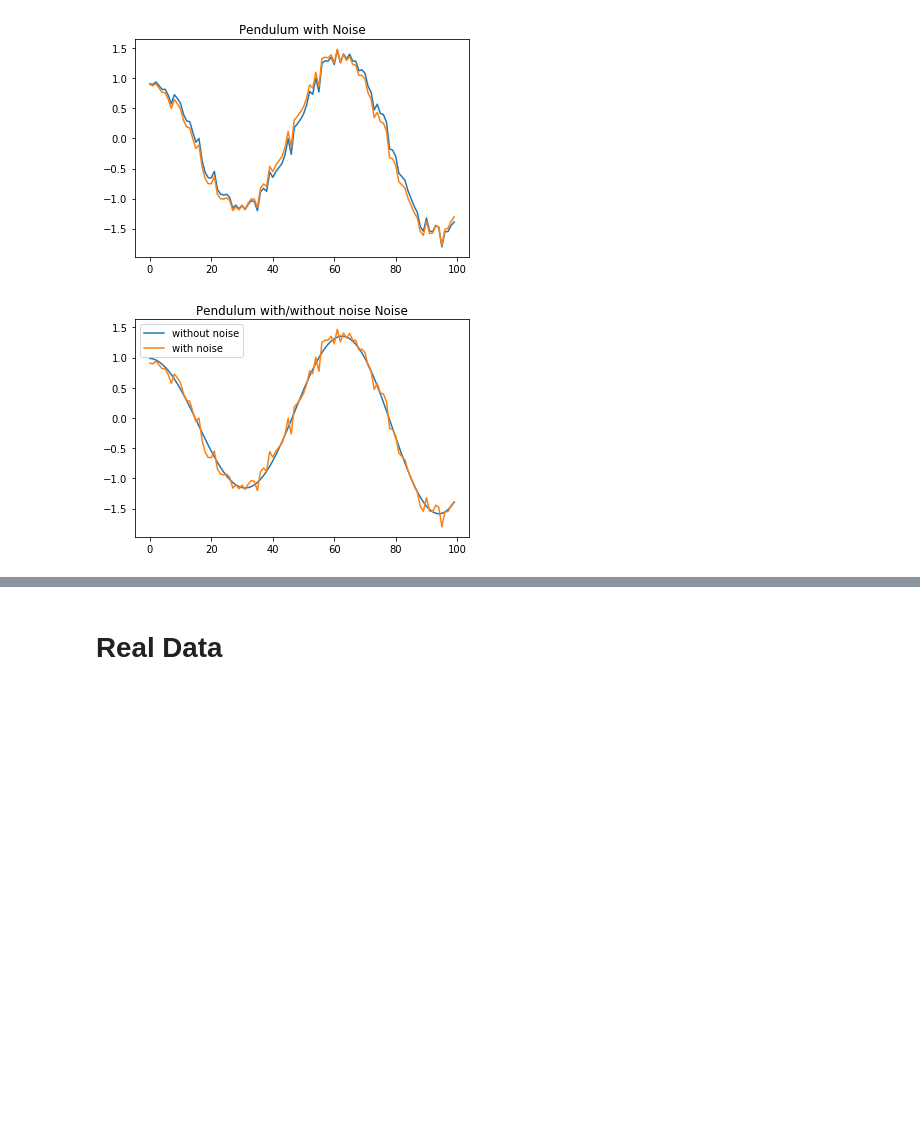
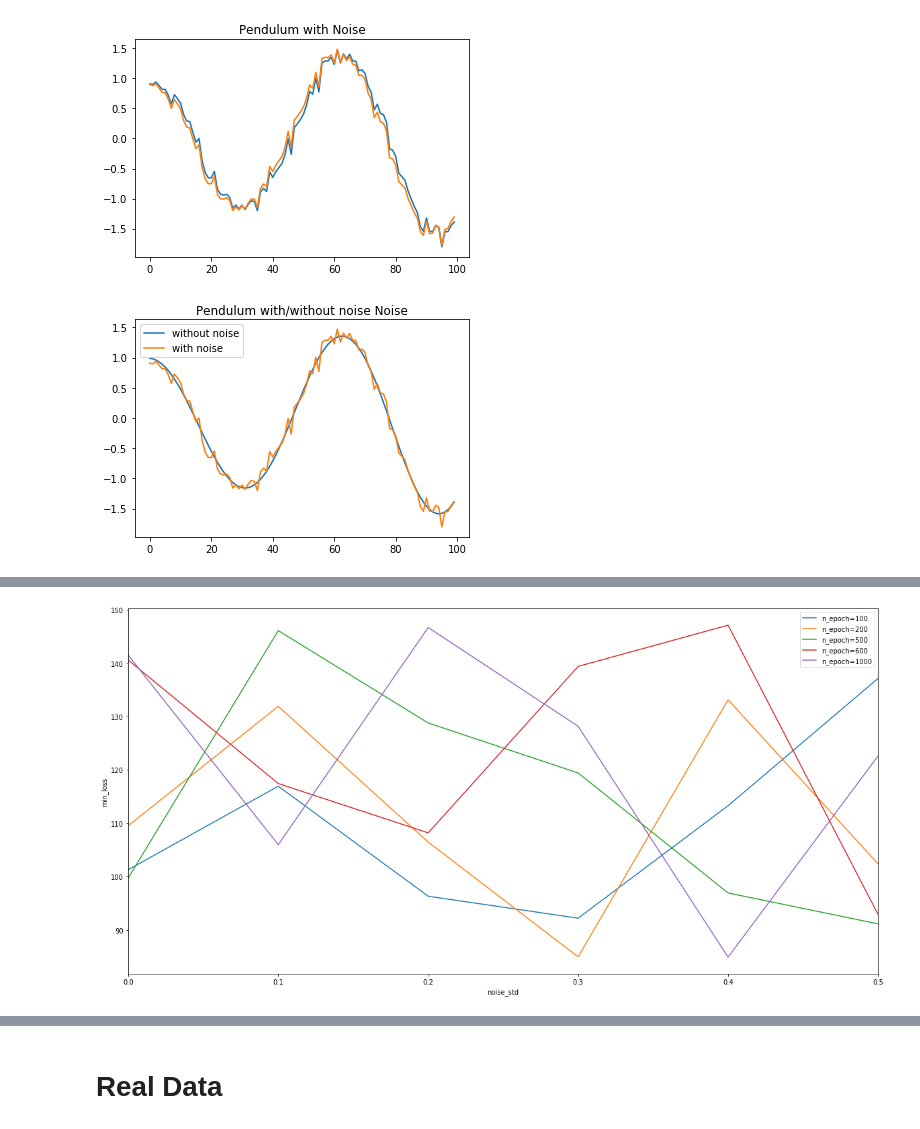
Before and after one commit to KennethThNg/Semester-project-dynamical-system-learning, a Jupyter notebook: NoiseODETestLayer.ipynb, the cells around one changed output, grey strips where cells are left out. Cells and saved outputs as stored; diff of their text form; code cells hidden in the pictures; blank space fills up the shorter version.

Commit message:
frame

```diff
--- a/NoiseODETestLayer.ipynb
+++ b/NoiseODETestLayer.ipynb
@@ -157,33 +159,37 @@ def generate_lorenz(sigma, rho, beta, sol, dt=0.01, T=10000, dim=3):
 
     return train_x, train_y, torch.Tensor(A), torch.Tensor(B)
 
-def training_session(model, train_x, train_y, lr=1e-2, n_print=10, n_epoch=100, batch_size=1, print_feat=False):
+def training_session(model, train_x, train_y, lr=1e-2, n_print=10, n_epoch=100, batch_size=1, print_mat=False, print_feat=False):
     loss_fn = nn.MSELoss()
     optimizer = optim.Adagrad(model.parameters(), lr=lr)
-    print('Initial weigths of the matrix:')
-    print(list(model.parameters()))
+    if print_mat:
+        print('Initial weigths of the matrix:')
+        print(list(model.parameters()))
 
     train_loss = []
 
     for epoch in range(n_epoch):
-        loss = train_model(model, train_x_noise, train_y_noise, loss_fn, optimizer, batch_size)
+        loss = train_model(model, train_x, train_y, loss_fn, optimizer, batch_size)
         train_loss.append(loss)
         if print_feat:
             if epoch%n_print == 0:
                 print('\n\n\nEpoch:', epoch+1, 'train_loss:', loss)
                 print('weight:')
                 print(list(model.parameters()))
-
-    print('Final weigths of the matrix:')
-    print(list(model.parameters()))
+    if print_mat:
+        print('Final weigths of the matrix:')
+        print(list(model.parameters()))
     weights = model.state_dict()
     lin_weight = weights['lin_ode.weight']
     nl_weight = weights['nl_ode.weight']
-    plt.plot(train_loss)
-    plt.show()
+    if print_feat:
+        plt.plot(train_loss)
+        plt.show()
     return train_loss, lin_weight, nl_weight
 
 def prediction(lin_weight, nl_weight, sol, T):
+    lin_weight = np.array(lin_weight)
+    nl_weight = np.array(nl_weight)
     for i in range(100):
         x = np.asarray(sol[-1])
         Ax = lin_weight.dot(x)
@@ -466,0 +341,11 @@ tensor([[[-4.5331e-05, -3.7478e-04],
+# %%
+# Add noise to data
+seed = 10
+torch.manual_seed(10)
+epoch = [100, 200, 500, 600, 1000]
+batch = [1, 10, 20, 50, 100]
+noise=[0.,0.1,0.2,0.3,0.4,0.5]
+
+model = NNODEModel(2,2,2)
+
+grid_val = grid_search(model, train_x, train_y, 100, 2, noise, epoch, batch)
@@ -466,0 +370,2 @@ tensor([[[-4.5331e-05, -3.7478e-04],
+# %%
+grid_df = pd.DataFrame(grid_val)
@@ -466,0 +409,12 @@ tensor([[[-4.5331e-05, -3.7478e-04],
+# %%
+plt.figure(figsize=(20,10))
+ax = plt.gca()
+grid_df[(grid_df['n_epoch'] == 100) & (grid_df['batch_size'] == 10)].plot(kind='line', x='noise_std', y='min_loss', ax=ax, label='n_epoch=100')
+grid_df[(grid_df['n_epoch'] == 200) & (grid_df['batch_size'] == 10)].plot(kind='line', x='noise_std', y='min_loss', ax=ax, label='n_epoch=200')
+grid_df[(grid_df['n_epoch'] == 500) & (grid_df['batch_size'] == 10)].plot(kind='line', x='noise_std', y='min_loss', ax=ax, label='n_epoch=500')
+grid_df[(grid_df['n_epoch'] == 600) & (grid_df['batch_size'] == 10)].plot(kind='line', x='noise_std', y='min_loss', ax=ax, label='n_epoch=600')
+grid_df[(grid_df['n_epoch'] == 1000) & (grid_df['batch_size'] == 10)].plot(kind='line', x='noise_std', y='min_loss', ax=ax, label='n_epoch=1000')
+plt.ylabel('min_loss')
+plt.show()
+# %% [output]
+[figure, added]
```
Also changed, not shown: parts of 65 cells of this notebook.
